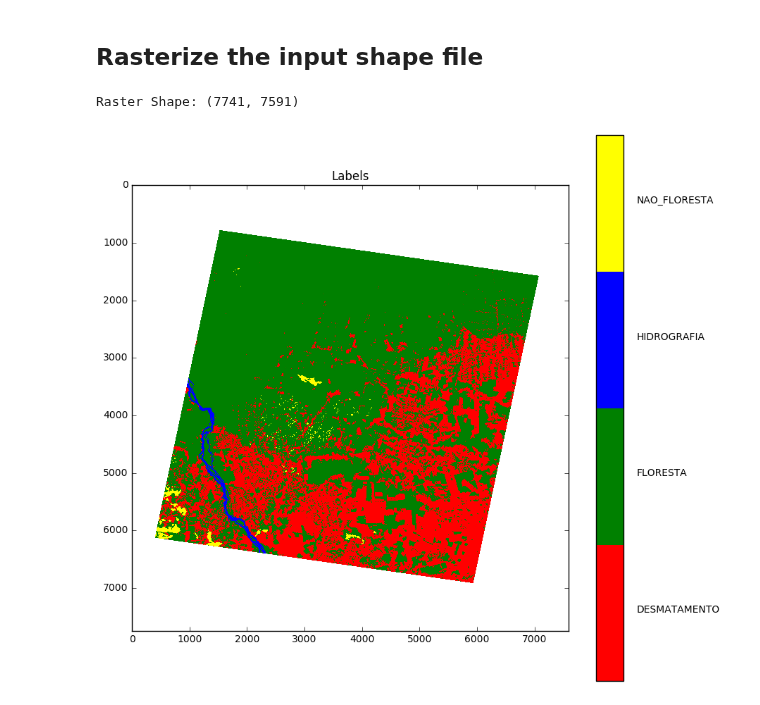
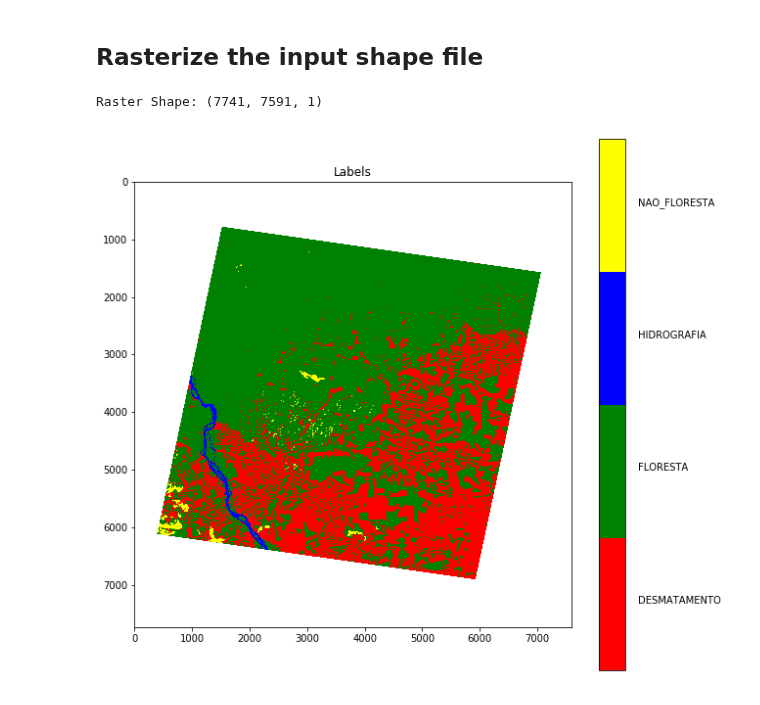
Before and after one commit to rvmaretto/deepgeo, a Jupyter notebook: notebooks/generate_samples_one_scene.ipynb, the cells around one changed output. Drawn from its saved outputs; the diff is of its cells as text; code cells hidden in the pictures.

```diff
--- a/notebooks/generate_samples_one_scene.ipynb
+++ b/notebooks/generate_samples_one_scene.ipynb
@@ -49,21 +51,21 @@ rasterized_layer = rasterizer.get_labeled_raster()
 # %%
 plt.figure(figsize=(10, 10))
 plt.title('Labels')
 print("Raster Shape:", rasterized_layer.shape)
 labels = np.ma.masked_where(rasterized_layer == 255, rasterized_layer)
 
 colorMap = ListedColormap(["red", "green", "blue", "yellow"])
-plt.imshow(rasterized_layer, cmap=colorMap)
+plt.imshow(rasterized_layer[:,:,0], cmap=colorMap)
 cbar = plt.colorbar()
 cbar.ax.get_yaxis().set_ticks([])
 
 for j, lab in enumerate(class_names):
     cbar.ax.text(1.5, (2 * j + 1) / 8, lab, ha='left')
 
 cbar.ax.get_yaxis().labelpad = 15
 # %% [output]
-Raster Shape: (7741, 7591)
+Raster Shape: (7741, 7591, 1)
-[figure, old version]
+[figure, new version]
 # %%
 raster_ds = gdal.Open(raster_file)
 raster_img = raster_ds.ReadAsArray()
```
Also changed, not shown: parts of 7 cells of this notebook, 4 other files.
